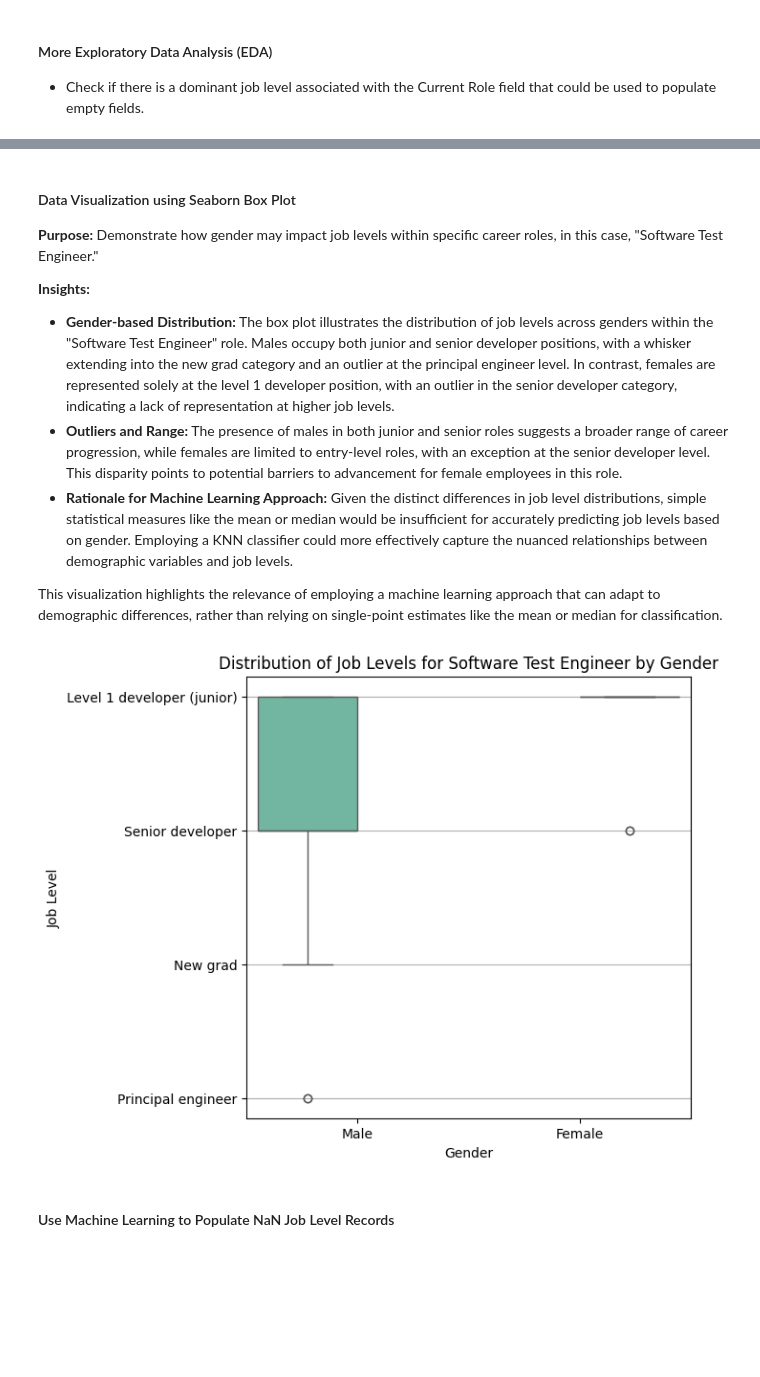
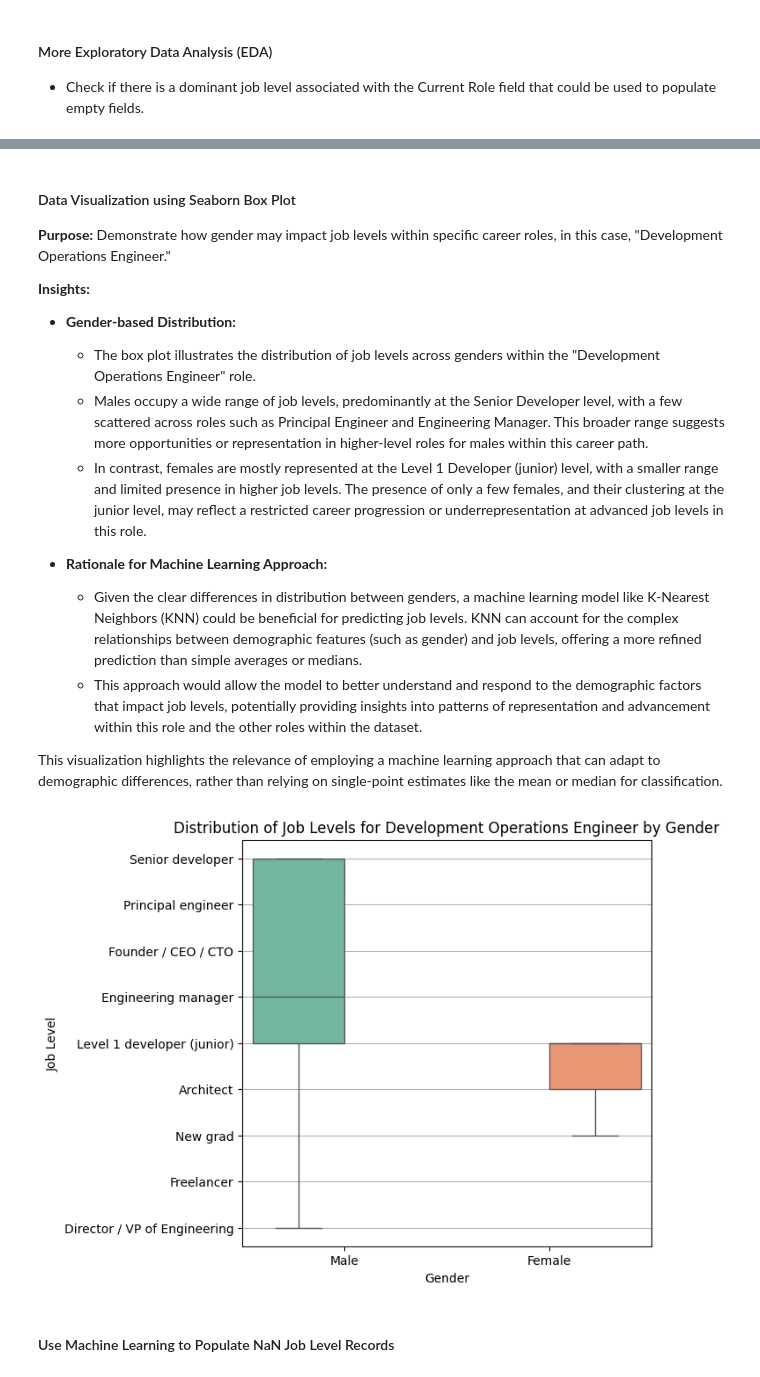
Before and after one commit to IT4063C-Fall24/final-project-yaumj, a Jupyter notebook: source.ipynb, the cells around one changed output, grey strips where cells are left out. Drawn from its saved outputs; the diff is of its cells as text; code cells hidden in the pictures; blank space fills up the shorter version.

```diff
--- a/source.ipynb
+++ b/source.ipynb
@@ -811,29 +812,34 @@ with pd.option_context('display.max_rows', None):
 # %% [markdown]
 #### Data Visualization using Seaborn Box Plot
-**Purpose:** Demonstrate how gender may impact job levels within specific career roles, in this case, "Software Test Engineer."
+**Purpose:** Demonstrate how gender may impact job levels within specific career roles, in this case, "Development Operations Engineer."
 
 **Insights:**
-- **Gender-based Distribution:** The box plot illustrates the distribution of job levels across genders within the "Software Test Engineer" role. Males occupy both junior and senior developer positions, with a whisker extending into the new grad category and an outlier at the principal engineer level. In contrast, females are represented solely at the level 1 developer position, with an outlier in the senior developer category, indicating a lack of representation at higher job levels.
-- **Outliers and Range:** The presence of males in both junior and senior roles suggests a broader range of career progression, while females are limited to entry-level roles, with an exception at the senior developer level. This disparity points to potential barriers to advancement for female employees in this role.
-- **Rationale for Machine Learning Approach:** Given the distinct differences in job level distributions, simple statistical measures like the mean or median would be insufficient for accurately predicting job levels based on gender. Employing a KNN classifier could more effectively capture the nuanced relationships between demographic variables and job levels.
+- **Gender-based Distribution:**
+    - The box plot illustrates the distribution of job levels across genders within the "Development Operations Engineer" role.
+    - Males occupy a wide range of job levels, predominantly at the Senior Developer level, with a few scattered across roles such as Principal Engineer and Engineering Manager. This broader range suggests more opportunities or representation in higher-level roles for males within this career path.
+    - In contrast, females are mostly represented at the Level 1 Developer (junior) level, with a smaller range and limited presence in higher job levels. The presence of only a few females, and their clustering at the junior level, may reflect a restricted career progression or underrepresentation at advanced job levels in this role.
+
+- **Rationale for Machine Learning Approach:**
+    - Given the clear differences in distribution between genders, a machine learning model like K-Nearest Neighbors (KNN) could be beneficial for predicting job levels. KNN can account for the complex relationships between demographic features (such as gender) and job levels, offering a more refined prediction than simple averages or medians.
+    - This approach would allow the model to better understand and respond to the demographic factors that impact job levels, potentially providing insights into patterns of representation and advancement within this role and the other roles within the dataset.
 
 This visualization highlights the relevance of employing a machine learning approach that can adapt to demographic differences, rather than relying on single-point estimates like the mean or median for classification.
 # %%
 # Filter for a specific current role
-specific_role = "Software Test Engineer"
-role_data = worker_responses_values_df[worker_responses_values_df['Current Role'] == specific_role].copy()
+specific_role = "Development Operations Engineer"
+role_data = filtered_us_dev_survey_values_df[filtered_us_dev_survey_values_df['Current Role'] == specific_role].copy()
 
 # Create a horizontal box plot with gaps between the boxes
 plt.figure(figsize=(6, 6))
 sns.boxplot(data=role_data, y='Job Level', x='Gender', hue='Gender', palette='Set2', width=0.9, dodge=True)
 plt.title(f'Distribution of Job Levels for {specific_role} by Gender')
 plt.ylabel('Job Level')
 plt.xlabel('Gender')
 plt.xticks(rotation=0)
 plt.grid(axis='y')  # Add horizontal grid lines for better readability
 plt.show()
 # %% [output]
-[figure, old version]
+[figure, new version]
 # %% [markdown]
 #### Use Machine Learning to Populate NaN Job Level Records
 # %%
```
Also changed, not shown: parts of 2 cells of this notebook.
